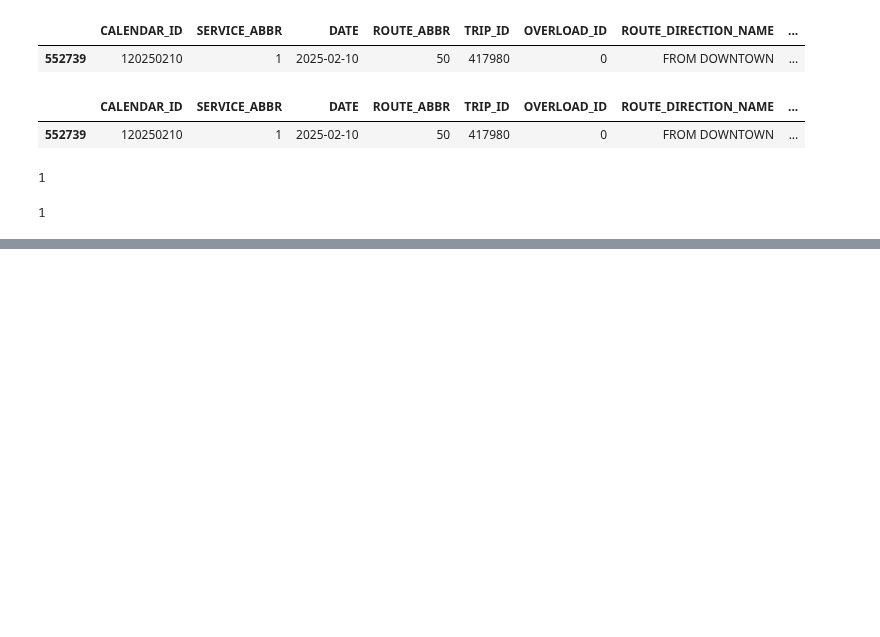
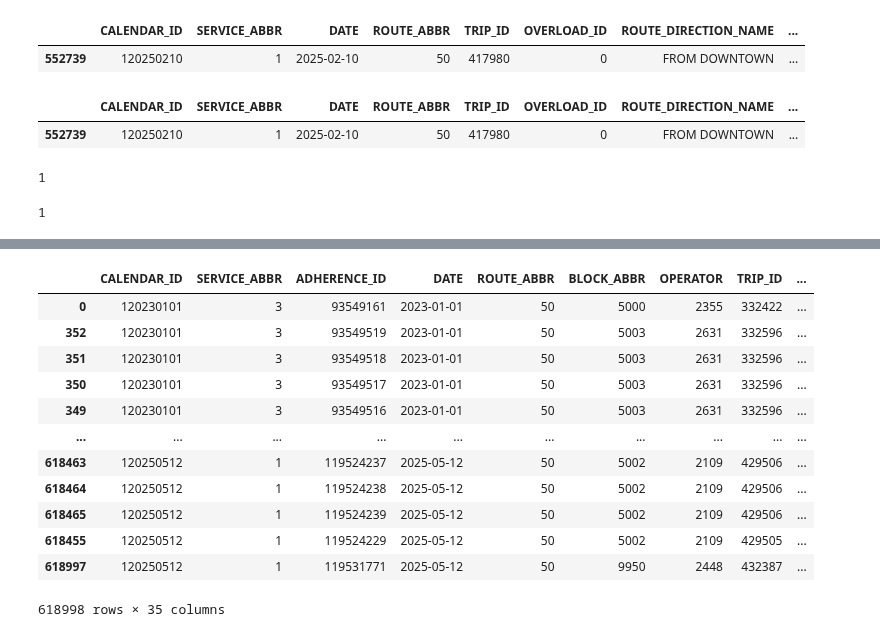
Before and after one commit to NSS-Data-Analytics-Cohort-14/wego-partnerproject-da14-v2-kshaffer93, a Jupyter notebook: notebooks/WeGo Data Introduction.ipynb, the cells around one changed output, grey strips where cells are left out. Drawn from its saved outputs; the diff is of its cells as text; code cells hidden in the pictures; blank space fills up the shorter version.

```diff
--- a/notebooks/WeGo Data Introduction.ipynb
+++ b/notebooks/WeGo Data Introduction.ipynb
@@ -404,0 +512,16 @@ true_tsp_view['ADHERENCE'].isna().sum()
+# %%
+wego.sort_values('CALENDAR_ID')
+# %% [output]
+|  | CALENDAR_ID | SERVICE_ABBR | ADHERENCE_ID | DATE | ROUTE_ABBR | BLOCK_ABBR | OPERATOR | TRIP_ID | ... |
+| 0 | 120230101 | 3 | 93549161 | 2023-01-01 | 50 | 5000 | 2355 | 332422 | ... |
+| 352 | 120230101 | 3 | 93549519 | 2023-01-01 | 50 | 5003 | 2631 | 332596 | ... |
+| 351 | 120230101 | 3 | 93549518 | 2023-01-01 | 50 | 5003 | 2631 | 332596 | ... |
+| 350 | 120230101 | 3 | 93549517 | 2023-01-01 | 50 | 5003 | 2631 | 332596 | ... |
+| 349 | 120230101 | 3 | 93549516 | 2023-01-01 | 50 | 5003 | 2631 | 332596 | ... |
+| ... | ... | ... | ... | ... | ... | ... | ... | ... | ... |
+| 618463 | 120250512 | 1 | 119524237 | 2025-05-12 | 50 | 5002 | 2109 | 429506 | ... |
+| 618464 | 120250512 | 1 | 119524238 | 2025-05-12 | 50 | 5002 | 2109 | 429506 | ... |
+| 618465 | 120250512 | 1 | 119524239 | 2025-05-12 | 50 | 5002 | 2109 | 429506 | ... |
+| 618455 | 120250512 | 1 | 119524229 | 2025-05-12 | 50 | 5002 | 2109 | 429505 | ... |
+| 618997 | 120250512 | 1 | 119531771 | 2025-05-12 | 50 | 9950 | 2448 | 432387 | ... |
+618998 rows × 35 columns
```
Also changed, not shown: parts of 31 cells of this notebook.
